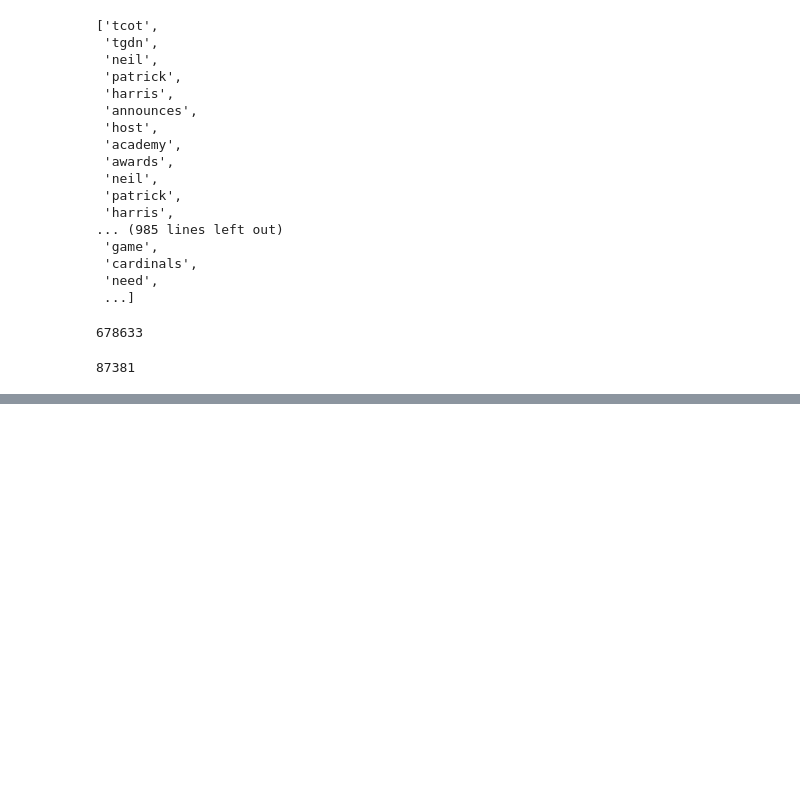
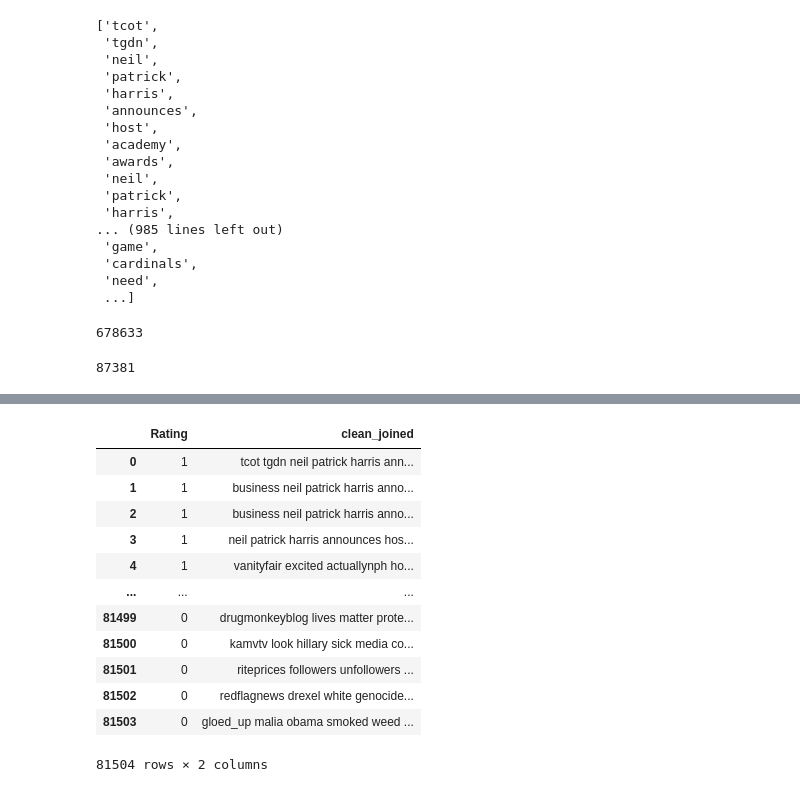
Before and after one commit to aayu1990/FakeNewsClassifier, a Jupyter notebook: FakeNewsClassifier-NLP.ipynb, the cells around one changed output, grey strips where cells are left out. Drawn from its saved outputs; the diff is of its cells as text; code cells hidden in the pictures; blank space fills up the shorter version.

```diff
--- a/FakeNewsClassifier-NLP.ipynb
+++ b/FakeNewsClassifier-NLP.ipynb
@@ -363,0 +379,17 @@ df['clean_joined'] = df['clean'].apply(lambda x: " ".join(x))
+# %%
+df = df.drop(["clean"], axis=1)
+df
+# %% [output]
+|  | Rating | clean_joined |
+| 0 | 1 | tcot tgdn neil patrick harris ann... |
+| 1 | 1 | business neil patrick harris anno... |
+| 2 | 1 | business neil patrick harris anno... |
+| 3 | 1 | neil patrick harris announces hos... |
+| 4 | 1 | vanityfair excited actuallynph ho... |
+| ... | ... | ... |
+| 81499 | 0 | drugmonkeyblog lives matter prote... |
+| 81500 | 0 | kamvtv look hillary sick media co... |
+| 81501 | 0 | riteprices followers unfollowers ... |
+| 81502 | 0 | redflagnews drexel white genocide... |
+| 81503 | 0 | gloed_up malia obama smoked weed ... |
+81504 rows × 2 columns
```
Also changed, not shown: parts of 3 cells of this notebook.
